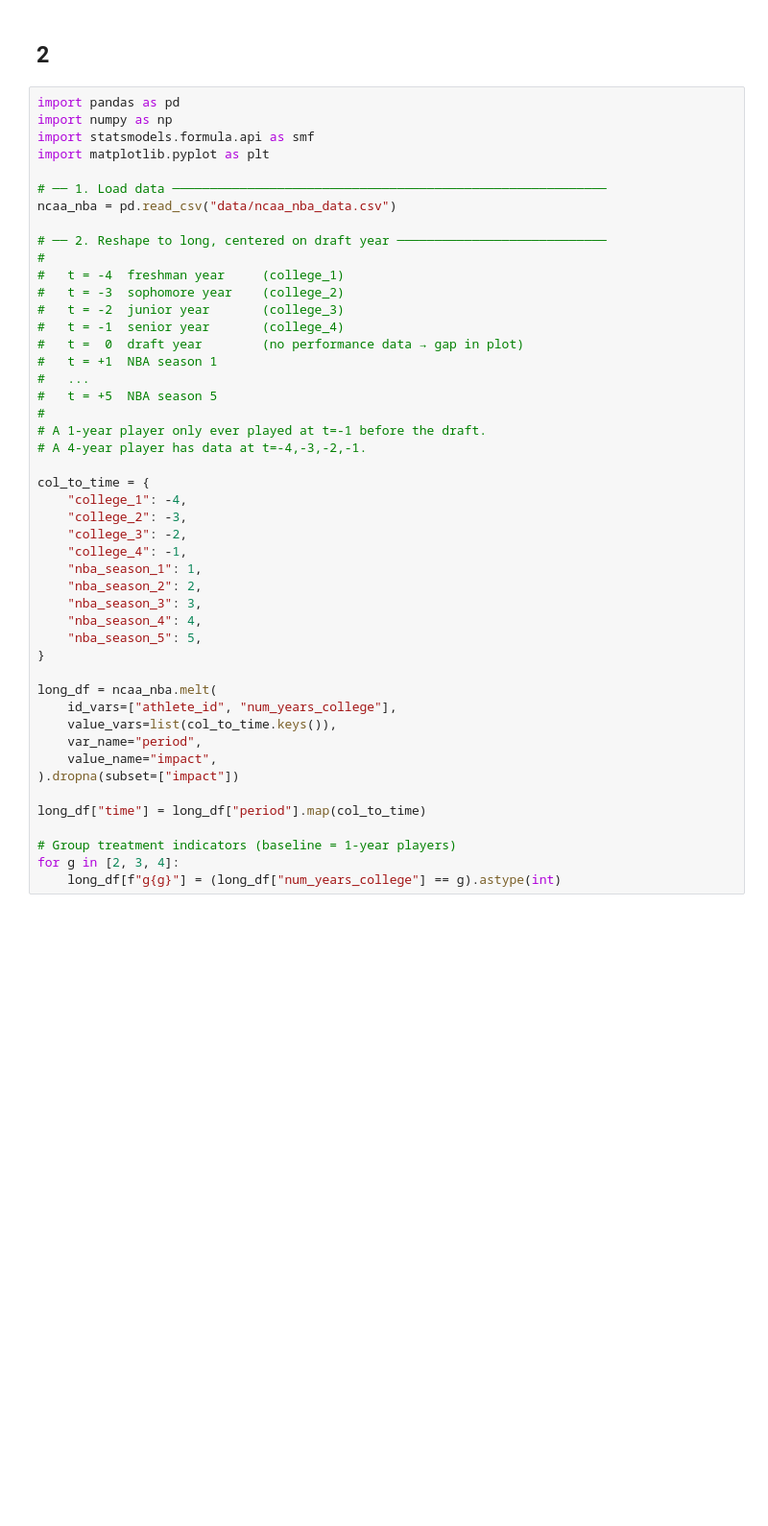
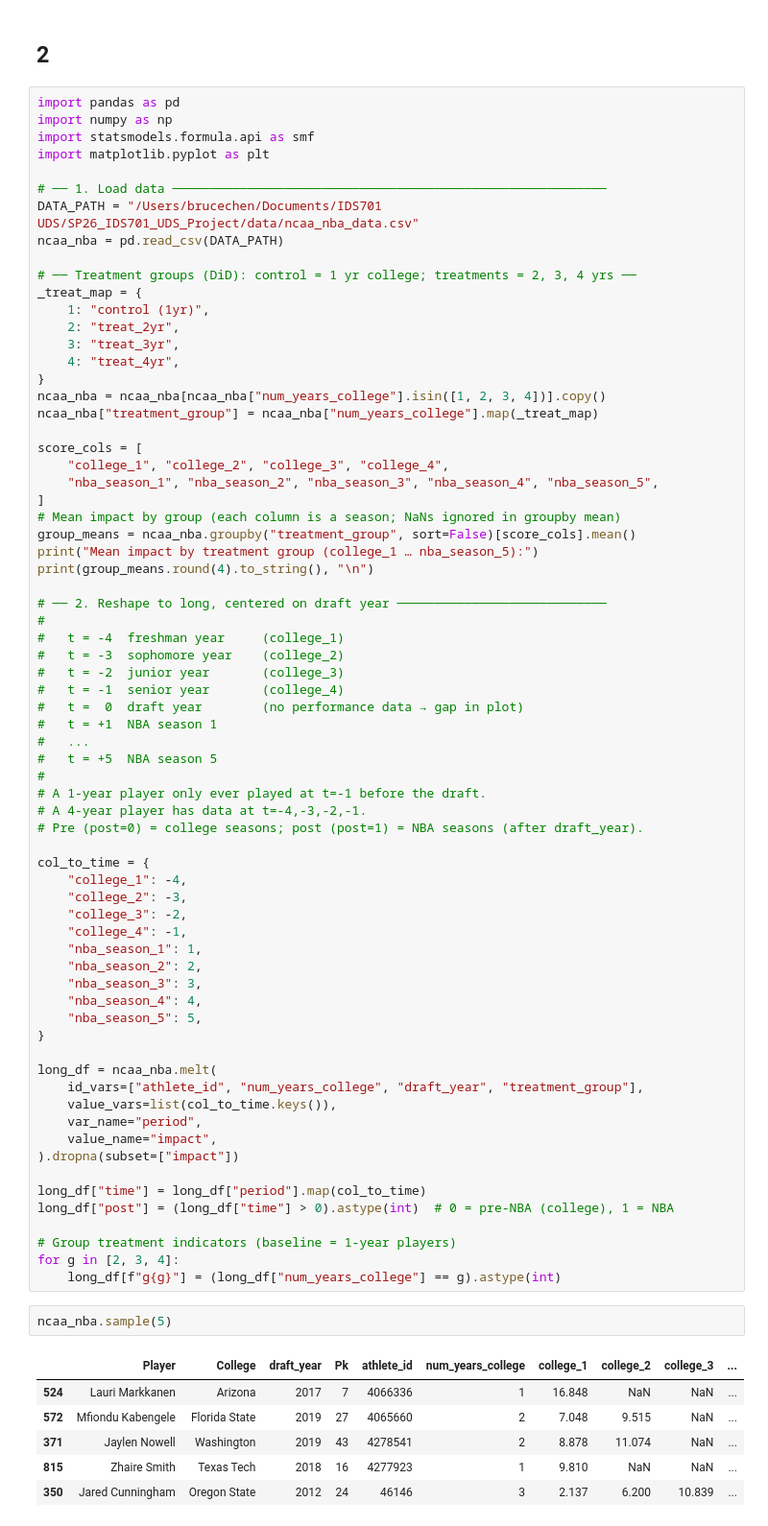
Before and after one commit to tina-ytyuan/SP26_IDS701_UDS_Project, a Jupyter notebook: nba_did.ipynb, the cells around one changed output. Shown at 96% size. Drawn from its saved outputs; the diff is of its cells as text; blank space fills up the shorter version.

Commit message:
Attempted 4-Group DiD

```diff
--- a/nba_did.ipynb
+++ b/nba_did.ipynb
@@ -154,7 +159,27 @@ import statsmodels.formula.api as smf
 import matplotlib.pyplot as plt
 
 # ── 1. Load data ──────────────────────────────────────────────────────────
-ncaa_nba = pd.read_csv("data/ncaa_nba_data.csv")
+DATA_PATH = "/Users/brucechen/Documents/IDS701 UDS/SP26_IDS701_UDS_Project/data/ncaa_nba_data.csv"
+ncaa_nba = pd.read_csv(DATA_PATH)
+
+# ── Treatment groups (DiD): control = 1 yr college; treatments = 2, 3, 4 yrs ──
+_treat_map = {
+    1: "control (1yr)",
+    2: "treat_2yr",
+    3: "treat_3yr",
+    4: "treat_4yr",
+}
+ncaa_nba = ncaa_nba[ncaa_nba["num_years_college"].isin([1, 2, 3, 4])].copy()
+ncaa_nba["treatment_group"] = ncaa_nba["num_years_college"].map(_treat_map)
+
+score_cols = [
+    "college_1", "college_2", "college_3", "college_4",
+    "nba_season_1", "nba_season_2", "nba_season_3", "nba_season_4", "nba_season_5",
+]
+# Mean impact by group (each column is a season; NaNs ignored in groupby mean)
+group_means = ncaa_nba.groupby("treatment_group", sort=False)[score_cols].mean()
+print("Mean impact by treatment group (college_1 … nba_season_5):")
+print(group_means.round(4).to_string(), "\n")
 
 # ── 2. Reshape to long, centered on draft year ────────────────────────────
 #
@@ -169,6 +194,7 @@ ncaa_nba = pd.read_csv("data/ncaa_nba_data.csv")
 #
 # A 1-year player only ever played at t=-1 before the draft.
 # A 4-year player has data at t=-4,-3,-2,-1.
+# Pre (post=0) = college seasons; post (post=1) = NBA seasons (after draft_year).
 
 col_to_time = {
     "college_1": -4,
@@ -183,14 +209,24 @@ col_to_time = {
 }
 
 long_df = ncaa_nba.melt(
-    id_vars=["athlete_id", "num_years_college"],
+    id_vars=["athlete_id", "num_years_college", "draft_year", "treatment_group"],
     value_vars=list(col_to_time.keys()),
     var_name="period",
     value_name="impact",
 ).dropna(subset=["impact"])
 
 long_df["time"] = long_df["period"].map(col_to_time)
+long_df["post"] = (long_df["time"] > 0).astype(int)  # 0 = pre-NBA (college), 1 = NBA
 
 # Group treatment indicators (baseline = 1-year players)
 for g in [2, 3, 4]:
     long_df[f"g{g}"] = (long_df["num_years_college"] == g).astype(int)
+# %%
+ncaa_nba.sample(5)
+# %% [output]
+|  | Player | College | draft_year | Pk | athlete_id | num_years_college | college_1 | college_2 | college_3 | ... |
+| 524 | Lauri Markkanen | Arizona | 2017 | 7 | 4066336 | 1 | 16.848 | NaN | NaN | ... |
+| 572 | Mfiondu Kabengele | Florida State | 2019 | 27 | 4065660 | 2 | 7.048 | 9.515 | NaN | ... |
+| 371 | Jaylen Nowell | Washington | 2019 | 43 | 4278541 | 2 | 8.878 | 11.074 | NaN | ... |
+| 815 | Zhaire Smith | Texas Tech | 2018 | 16 | 4277923 | 1 | 9.810 | NaN | NaN | ... |
+| 350 | Jared Cunningham | Oregon State | 2012 | 24 | 46146 | 3 | 2.137 | 6.200 | 10.839 | ... |
```
Also changed, not shown: parts of 3 cells of this notebook, 2 other files.
